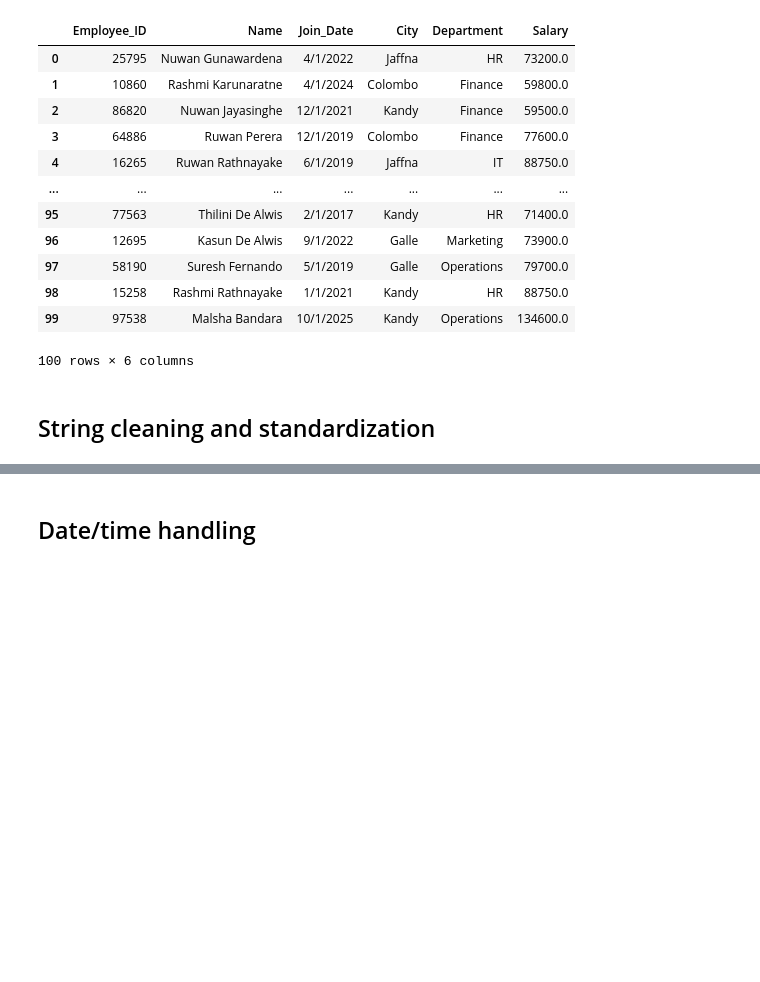
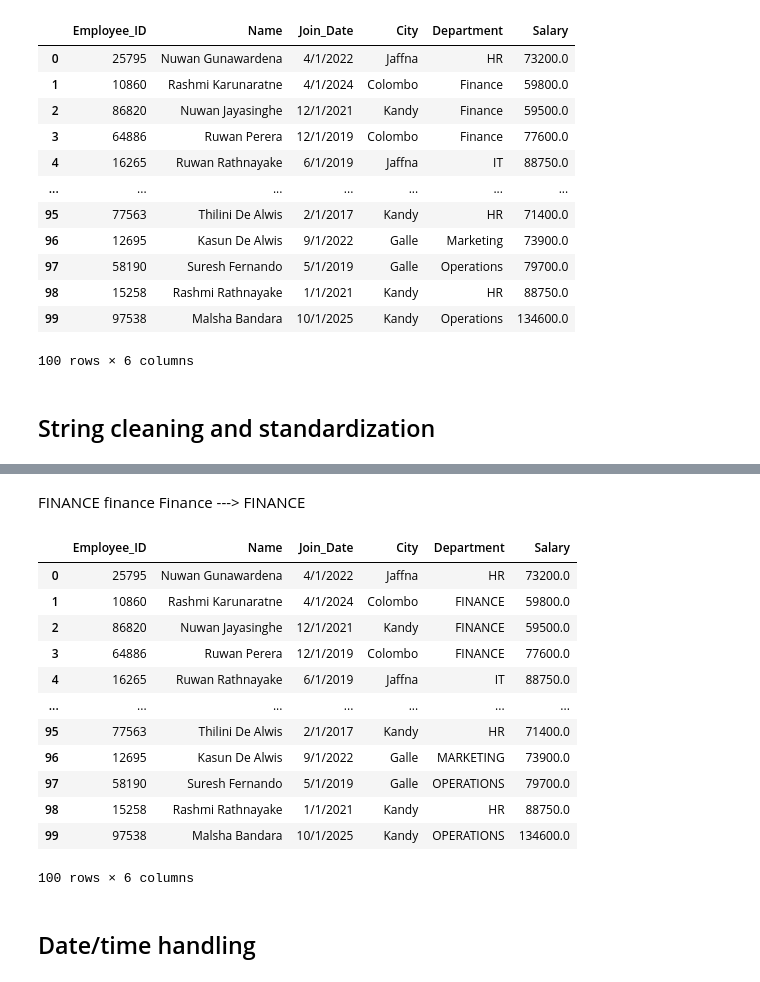
Before and after one commit to susara-ouchi/DA-2013---Scripts, a Jupyter notebook: Week 03/Pandas_example/pandas_example.ipynb, the cells around one changed output, grey strips where cells are left out. Cells and saved outputs as stored; diff of their text form; code cells hidden in the pictures; blank space fills up the shorter version.

```diff
--- a/Week 03/Pandas_example/pandas_example.ipynb
+++ b/Week 03/Pandas_example/pandas_example.ipynb
@@ -108,0 +119,5 @@ df['Department'] = df['Department'].str.upper()
+# %% [markdown]
+FINANCE
+finance
+Finance
+---> FINANCE
@@ -109,3 +126,19 @@ df['Department'] = df['Department'].str.upper()
+# %%
+df
+# %% [output]
+|  | Employee_ID | Name | Join_Date | City | Department | Salary |
+| 0 | 25795 | Nuwan Gunawardena | 4/1/2022 | Jaffna | HR | 73200.0 |
+| 1 | 10860 | Rashmi Karunaratne | 4/1/2024 | Colombo | FINANCE | 59800.0 |
+| 2 | 86820 | Nuwan Jayasinghe | 12/1/2021 | Kandy | FINANCE | 59500.0 |
+| 3 | 64886 | Ruwan Perera | 12/1/2019 | Colombo | FINANCE | 77600.0 |
+| 4 | 16265 | Ruwan Rathnayake | 6/1/2019 | Jaffna | IT | 88750.0 |
+| ... | ... | ... | ... | ... | ... | ... |
+| 95 | 77563 | Thilini De Alwis | 2/1/2017 | Kandy | HR | 71400.0 |
+| 96 | 12695 | Kasun De Alwis | 9/1/2022 | Galle | MARKETING | 73900.0 |
+| 97 | 58190 | Suresh Fernando | 5/1/2019 | Galle | OPERATIONS | 79700.0 |
+| 98 | 15258 | Rashmi Rathnayake | 1/1/2021 | Kandy | HR | 88750.0 |
+| 99 | 97538 | Malsha Bandara | 10/1/2025 | Kandy | OPERATIONS | 134600.0 |
+100 rows × 6 columns
 # %% [markdown]
 ## Date/time handling
 # %%
```
Also changed, not shown: parts of 13 cells of this notebook.
